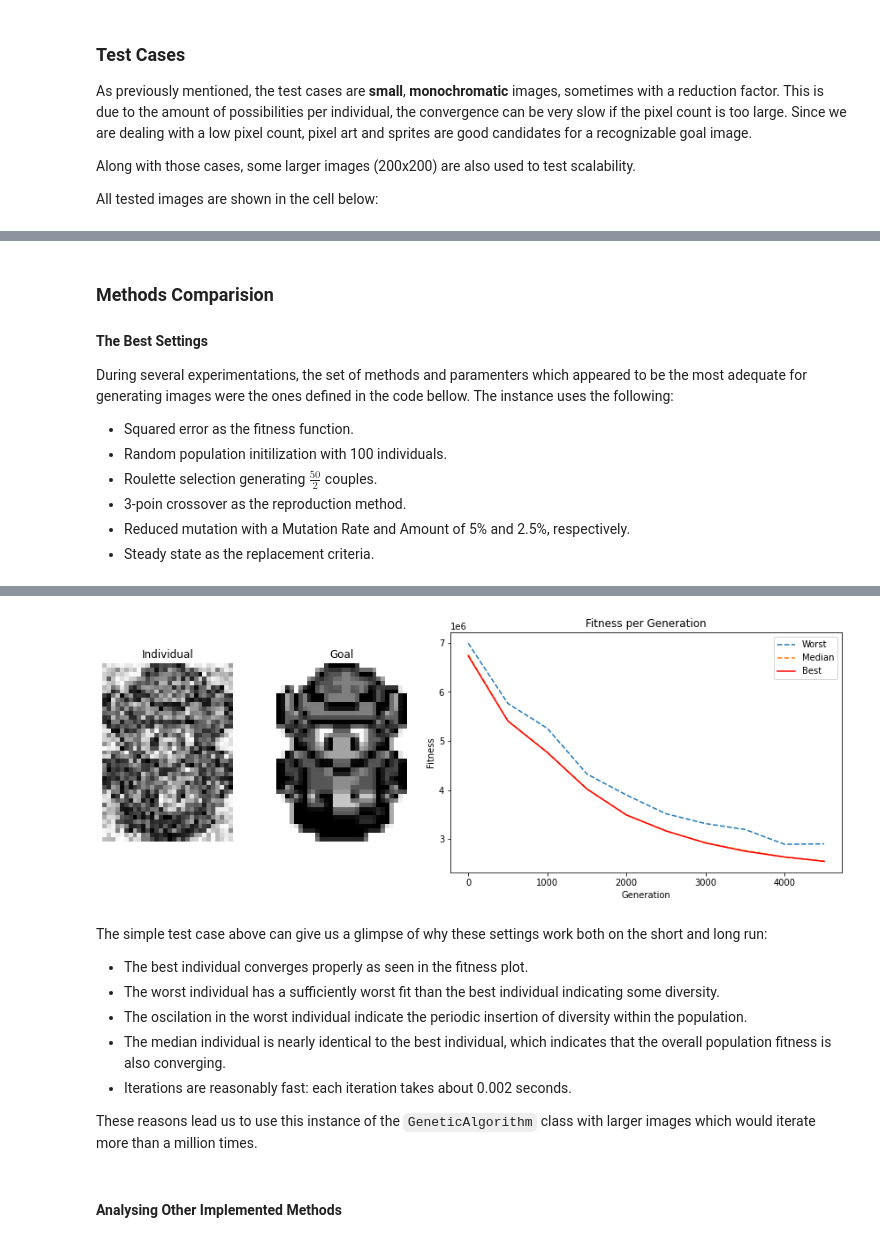
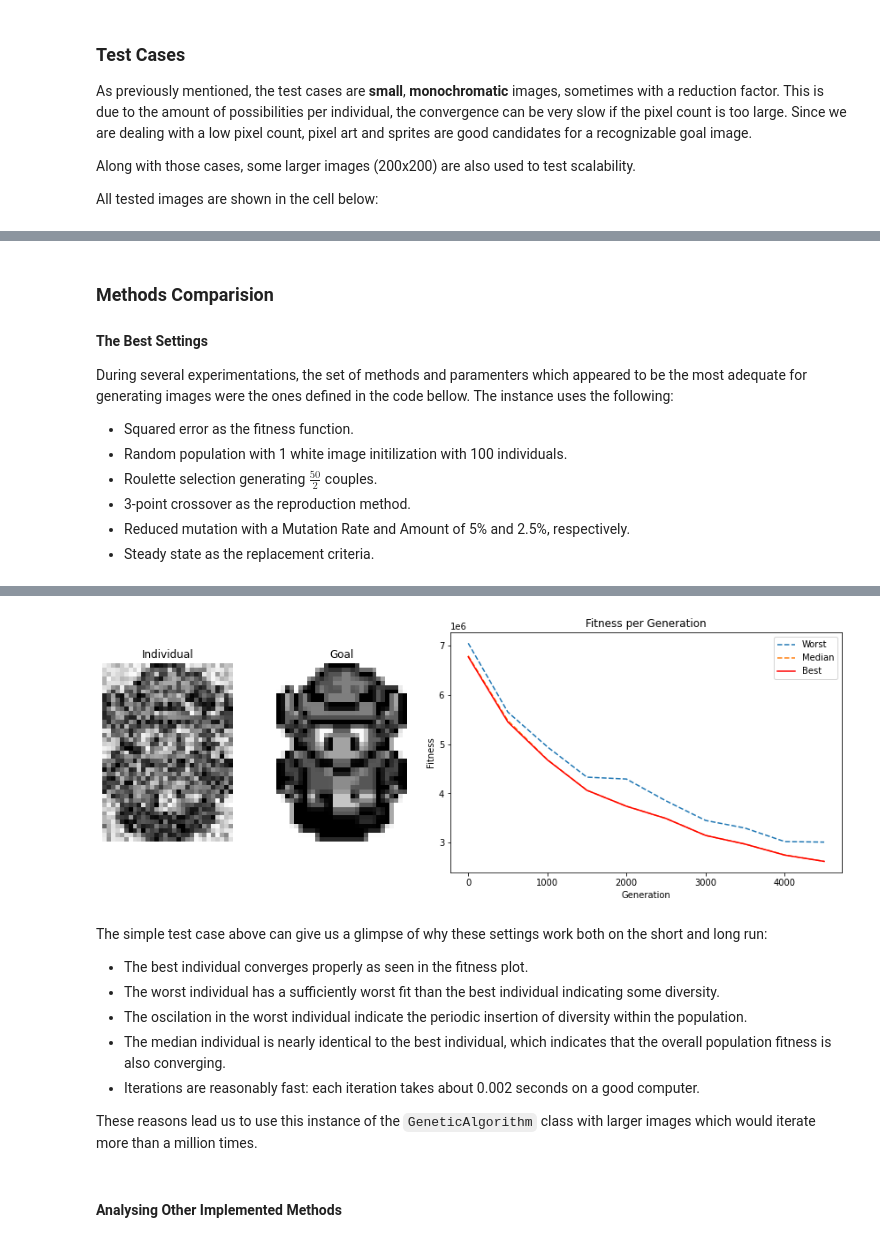
Before and after one commit to VFerrari/IntroductionToAI, a Jupyter notebook: Project2/Project2.ipynb, the cells around one changed output, grey strips where cells are left out. Cells and saved outputs as stored; diff of their text form; code cells hidden in the pictures.

```diff
--- a/Project2/Project2.ipynb
+++ b/Project2/Project2.ipynb
@@ -811,9 +810,9 @@ for i, image in enumerate(images):
 During several experimentations, the set of methods and paramenters which appeared to be the most adequate for generating images were the ones defined in the code bellow. The instance uses the following:
 
 * Squared error as the fitness function.
-* Random population initilization with 100 individuals.
+* Random population with 1 white image initilization with 100 individuals.
 * Roulette selection generating $\frac{50}{2}$ couples.
-* 3-poin crossover as the reproduction method.
+* 3-point crossover as the reproduction method.
 * Reduced mutation with a Mutation Rate and Amount of 5% and 2.5%, respectively.
 * Steady state as the replacement criteria.
 # %%
@@ -821,7 +820,7 @@ GA = GeneticAlgorithm(
     limit     = 5001,
     fit       = squared_error,
     conv      = (convergence,(10000,)),
-    init      = (random,(100,)),
+    init      = (white_and_random,(100,)),
     mating    = (roulette,[50]),
     crossover = (k_point_crossover,[3]),
     mutate    = (reduced_mut,[0.05,0.025]), # Has a good convergence after a long time
@@ -835,11 +834,11 @@ Elapsed time: 5.022
-[figure, old version]
+[figure, new version]
 # %% [markdown]
 The simple test case above can give us a glimpse of why these settings work both on the short and long run:
 * The best individual converges properly as seen in the fitness plot.
 * The worst individual has a sufficiently worst fit than the best individual indicating some diversity.
 * The oscilation in the worst individual indicate the periodic insertion of diversity within the population.
 * The median individual is nearly identical to the best individual, which indicates that the overall population fitness is also converging.
-* Iterations are reasonably fast: each iteration takes about 0.002 seconds.
+* Iterations are reasonably fast: each iteration takes about 0.002 seconds on a good computer.
 
 These reasons lead us to use this instance of the `GeneticAlgorithm` class with larger images which would iterate more than a million times.
 # %% [markdown]
```
Also changed, not shown: parts of 26 cells of this notebook, 5 other files.
